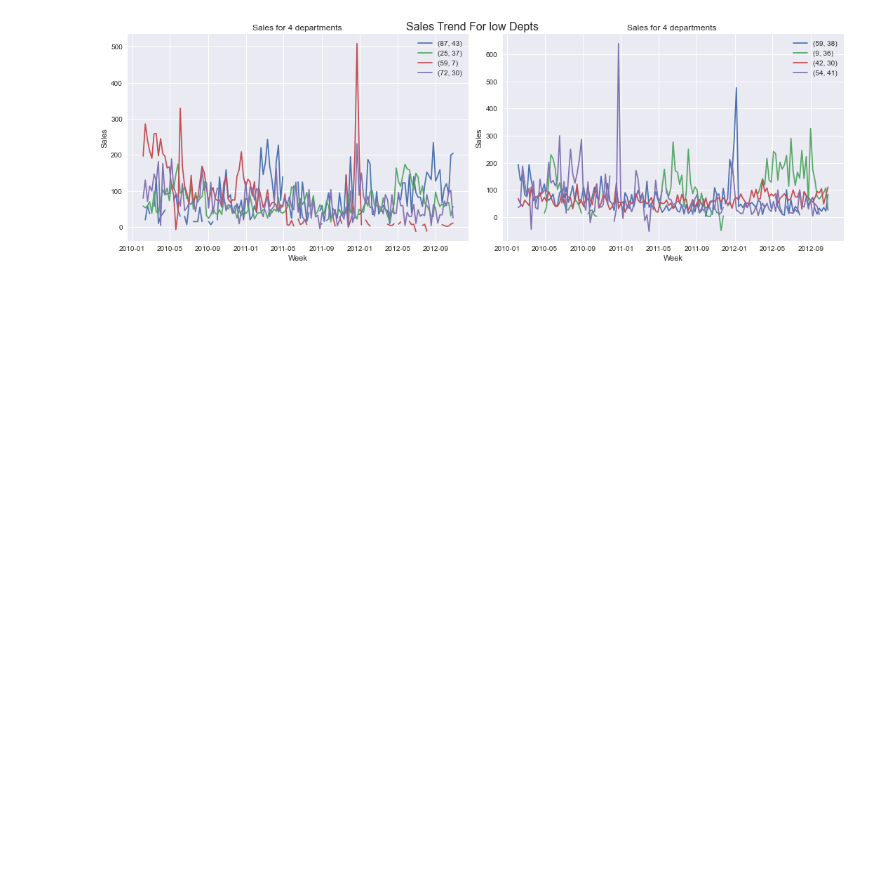
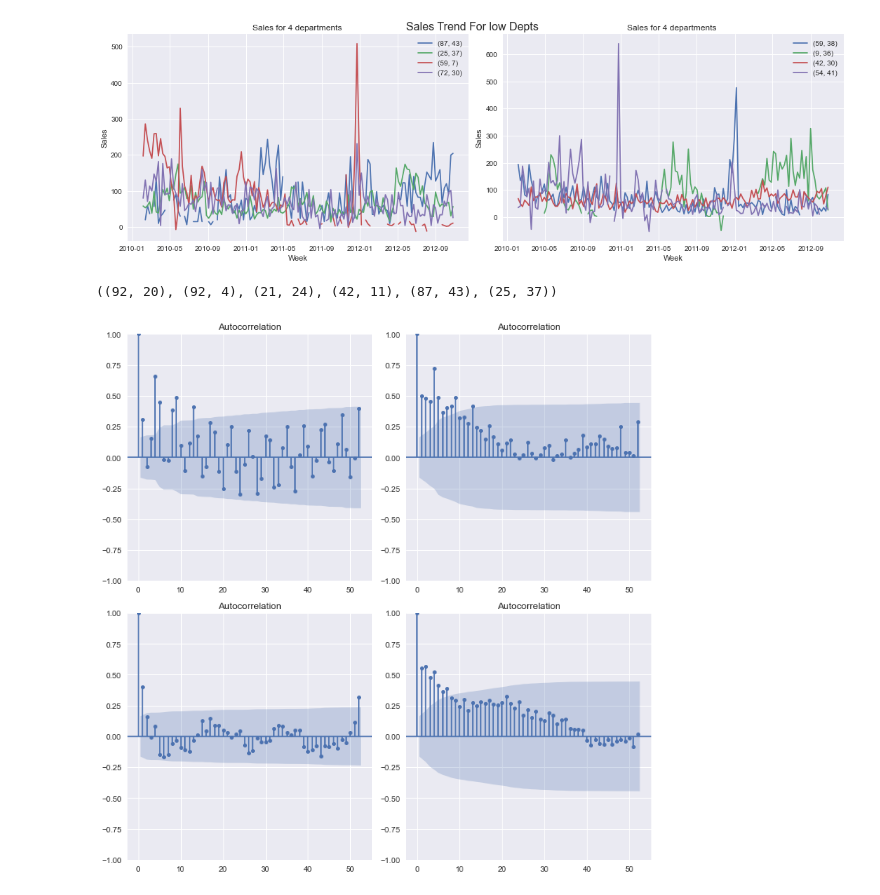
Before and after one commit to AnasElshaer01/Walmart-Sales-Forcasting, a Jupyter notebook: EDA.ipynb, the cells around one changed output. Drawn from its saved outputs; the diff is of its cells as text; code cells hidden in the pictures; blank space fills up the shorter version.

Commit message:
plot the acf and pcaf

```diff
--- a/EDA.ipynb
+++ b/EDA.ipynb
@@ -240,0 +186,3 @@ plt.show()
+# %%
+log_index=tuple(Total_sales.loc[Top_depts.index[:1]  ,Top_stores.index[:2]].index [:2])
+log_index
@@ -240,0 +191,13 @@ plt.show()
+# %%
+index = int(np.ceil(len(Total_sales)/2))
+
+fig, ax = plt.subplots(nrows=1, ncols=2, figsize= (15,5))
+
+ax1= ax[0]
+plot_departments_trend( Total_sales[index :  index+4].index , sales_by_week_dept_store , ax1)
+ax2 = ax[1]
+plot_departments_trend( Total_sales[index-4 :  index].index , sales_by_week_dept_store , ax2)
+
+fig.suptitle("Sales Trend For Midsize Depts" , fontsize = 16)
+plt.show()
+log_index  =   log_index + tuple(Total_sales[index :  index+2].index)
@@ -241,31 +206,30 @@ plt.show()
 # %%
-index = Total_sales[Total_sales < 10000].index
+index1= Total_sales[Total_sales < 10000].index
 
 
 fig, ax = plt.subplots(nrows=1, ncols=2, figsize= (15,5))
 
 ax1= ax[0]
-plot_departments_trend(index[:4] , sales_by_week_dept_store , ax1)
+plot_departments_trend(index1[:4] , sales_by_week_dept_store , ax1)
 ax2 = ax[1]
-plot_departments_trend( index[4:8], sales_by_week_dept_store , ax2)
+plot_departments_trend( index1[4:8], sales_by_week_dept_store , ax2)
 
 fig.suptitle("Sales Trend For low Depts" , fontsize = 16)
 plt.show()
+log_index = log_index + tuple(index1[:2])
 # %% [output]
 [figure]
 # %%
 def autocorrplot(nrows , ncols, size , data ,index , lags , type = plot_acf ):
 
     fig, ax = plt.subplots(nrows=nrows, ncols=ncols, figsize= size)
+
 
     for i , (x , j) in enumerate(index):
         if  i < nrows * ncols :
             row =  i // ncols
             col = i % ncols
             type(data[x, j ] , ax[row , col ], lags=lags)
-            ax[row , col].set_ylabel("Autocorrelation")
-            ax[row , col].set_title(f"Autocorrelation plot for dept {x} store {j}")
-
 
     plt.tight_layout()
 
@@ -277 +237,9 @@ autocorrplot(3 , 3, (10 , 10) , sales_by_week_dept_store, index , 52)
+# %%
+log_index
+# %% [output]
+((92, 20), (92, 4), (21, 24), (42, 11), (87, 43), (25, 37))
+# %%
+autocorrplot(2,2,(10 ,10),sales_by_week_dept_store , log_index , 52)
+# %% [output]
+[figure, added]
 # %%
```
Also changed, not shown: parts of 10 cells of this notebook.
